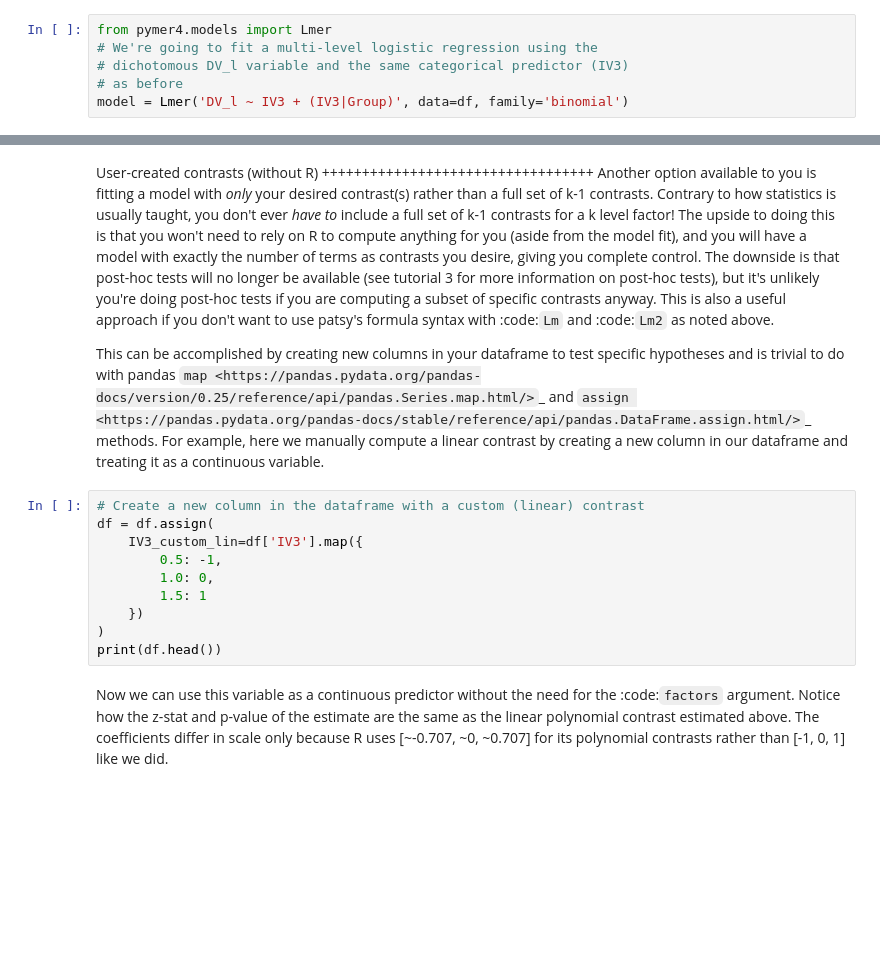
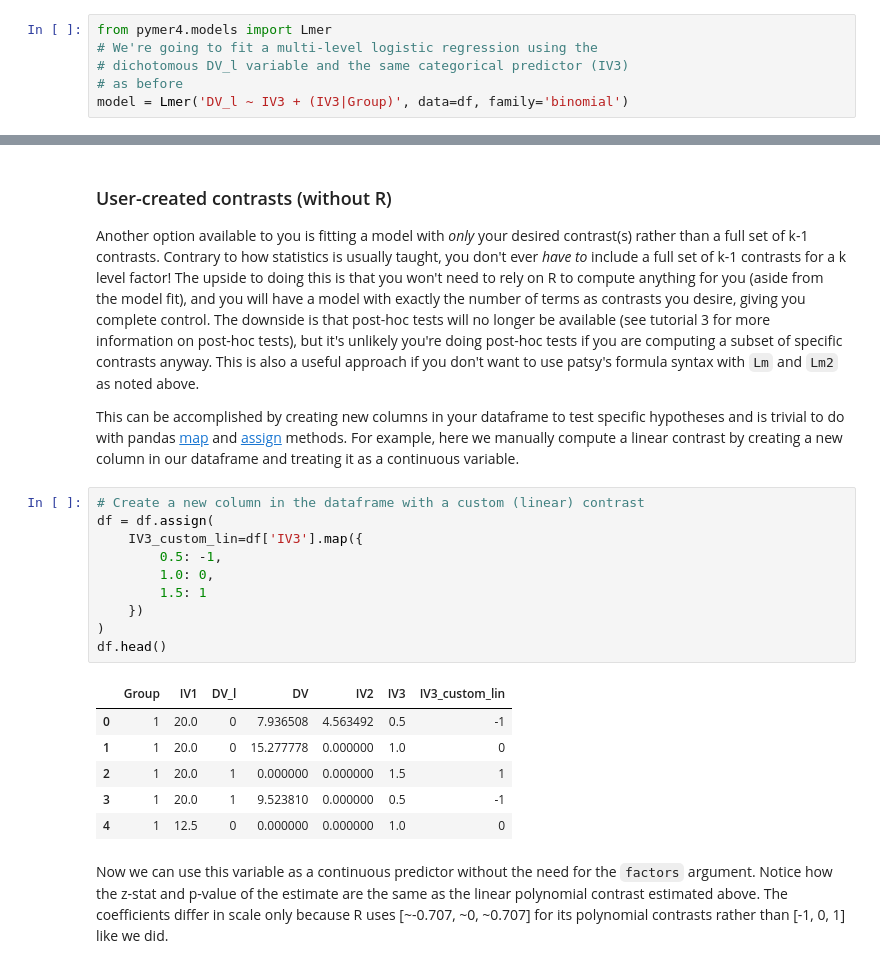
Before and after one commit to ejolly/scipy2020_pymer4, a Jupyter notebook: example_02_categorical.ipynb, the cells around one changed output, grey strips where cells are left out. Saved outputs shown, nothing was run; the diff lists cells and outputs as text; blank space fills up the shorter version.

```diff
--- a/example_02_categorical.ipynb
+++ b/example_02_categorical.ipynb
@@ -101,21 +237,28 @@ print(model.fit(factors={
 # %% [markdown]
-User-created contrasts (without R)
-++++++++++++++++++++++++++++++++++
-Another option available to you is fitting a model with *only* your desired contrast(s) rather than a full set of k-1 contrasts. Contrary to how statistics is usually taught, you don't ever *have to* include a full set of k-1 contrasts for a k level factor! The upside to doing this is that you won't need to rely on R to compute anything for you (aside from the model fit), and you will have a model with exactly the number of terms as contrasts you desire, giving you complete control. The downside is that post-hoc tests will no longer be available (see tutorial 3 for more information on post-hoc tests), but it's unlikely you're doing post-hoc tests if you are computing a subset of specific contrasts anyway. This is also a useful approach if you don't want to use patsy's formula syntax with :code:`Lm` and :code:`Lm2` as noted above.
+### User-created contrasts (without R)
 
-This can be accomplished by creating new columns in your dataframe to test specific hypotheses and is trivial to do with pandas `map <https://pandas.pydata.org/pandas-docs/version/0.25/reference/api/pandas.Series.map.html/>`_ and `assign <https://pandas.pydata.org/pandas-docs/stable/reference/api/pandas.DataFrame.assign.html/>`_ methods. For example, here we manually compute a linear contrast by creating a new column in our dataframe and treating it as a continuous variable.
+Another option available to you is fitting a model with *only* your desired contrast(s) rather than a full set of k-1 contrasts. Contrary to how statistics is usually taught, you don't ever *have to* include a full set of k-1 contrasts for a k level factor! The upside to doing this is that you won't need to rely on R to compute anything for you (aside from the model fit), and you will have a model with exactly the number of terms as contrasts you desire, giving you complete control. The downside is that post-hoc tests will no longer be available (see tutorial 3 for more information on post-hoc tests), but it's unlikely you're doing post-hoc tests if you are computing a subset of specific contrasts anyway. This is also a useful approach if you don't want to use patsy's formula syntax with `Lm` and `Lm2` as noted above.
+
+This can be accomplished by creating new columns in your dataframe to test specific hypotheses and is trivial to do with pandas [map](https://pandas.pydata.org/pandas-docs/version/0.25/reference/api/pandas.Series.map.html) and [assign](https://pandas.pydata.org/pandas-docs/stable/reference/api/pandas.DataFrame.assign.html/) methods. For example, here we manually compute a linear contrast by creating a new column in our dataframe and treating it as a continuous variable.
 # %%
 # Create a new column in the dataframe with a custom (linear) contrast
 df = df.assign(
     IV3_custom_lin=df['IV3'].map({
         0.5: -1,
         1.0: 0,
         1.5: 1
     })
 )
-print(df.head())
+df.head()
+# %% [output]
+|  | Group | IV1 | DV_l | DV | IV2 | IV3 | IV3_custom_lin |
+| 0 | 1 | 20.0 | 0 | 7.936508 | 4.563492 | 0.5 | -1 |
+| 1 | 1 | 20.0 | 0 | 15.277778 | 0.000000 | 1.0 | 0 |
+| 2 | 1 | 20.0 | 1 | 0.000000 | 0.000000 | 1.5 | 1 |
+| 3 | 1 | 20.0 | 1 | 9.523810 | 0.000000 | 0.5 | -1 |
+| 4 | 1 | 12.5 | 0 | 0.000000 | 0.000000 | 1.0 | 0 |
 # %% [markdown]
-Now we can use this variable as a continuous predictor without the need for the :code:`factors` argument. Notice how the z-stat and p-value of the estimate are the same as the linear polynomial contrast estimated above. The coefficients differ in scale only because R uses [~-0.707, ~0, ~0.707] for its polynomial contrasts rather than [-1, 0, 1] like we did.
+Now we can use this variable as a continuous predictor without the need for the `factors` argument. Notice how the z-stat and p-value of the estimate are the same as the linear polynomial contrast estimated above. The coefficients differ in scale only because R uses [~-0.707, ~0, ~0.707] for its polynomial contrasts rather than [-1, 0, 1] like we did.
 # %%
 # Estimate model
 model = Lmer('DV_l ~ IV3_custom_lin + (IV3_custom_lin|Group)', data=df, family='binomial')
```
Also changed, not shown: parts of 25 cells of this notebook, 10 other files.
